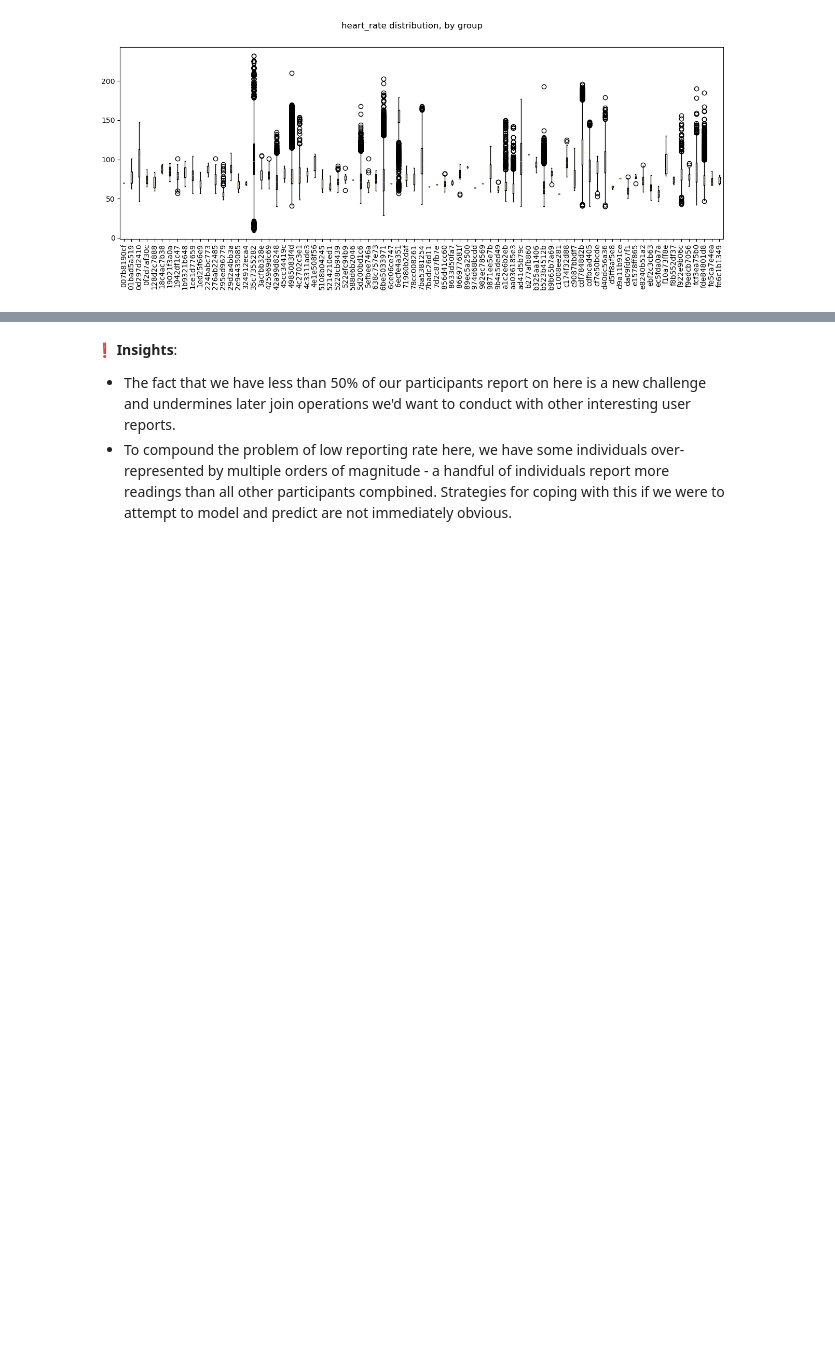
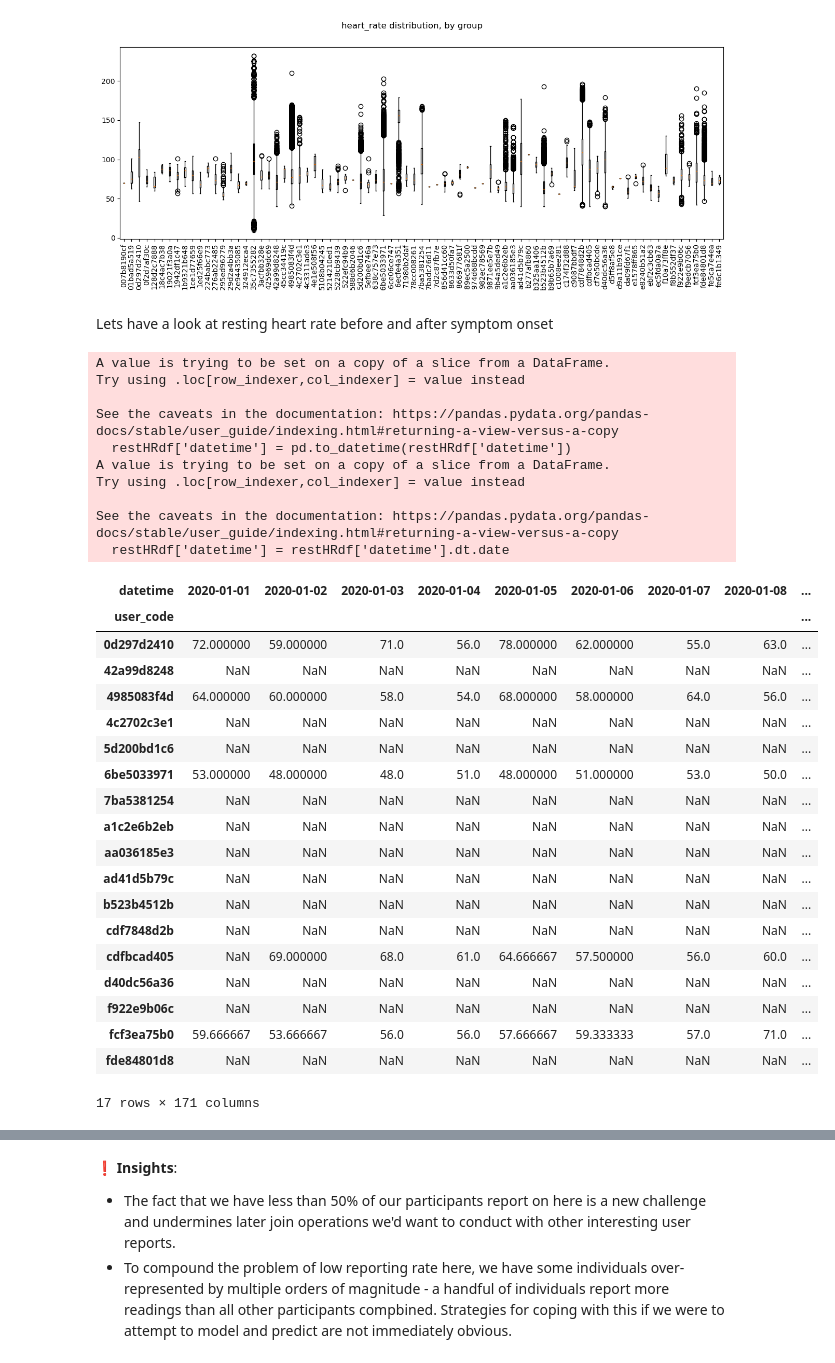
Before and after one commit to AIPI510/aipi510-fall24, a Jupyter notebook: ta4-trackstars.ipynb, the cells around one changed output, grey strips where cells are left out. Drawn from its saved outputs; the diff is of its cells as text; code cells hidden in the pictures; blank space fills up the shorter version.

```diff
--- a/ta4-trackstars.ipynb
+++ b/ta4-trackstars.ipynb
@@ -771,3 +774,45 @@ box_plot_groups(symptom_groups, 'heart_rate', width=15)
 # %% [output]
 [figure]
 [figure]
+# %% [markdown]
+Lets have a look at resting heart rate before and after symptom onset
+# %%
+restHRdf = df_hr[df_hr['is_resting'] == 1]
+
+restHRdf['datetime'] = pd.to_datetime(restHRdf['datetime'])
+restHRdf['datetime'] = restHRdf['datetime'].dt.date
+
+restHRdf_piv = restHRdf.pivot_table(index = 'user_code', columns = 'datetime', values = 'heart_rate')
+
+display(restHRdf_piv)
+# %% [output]
+A value is trying to be set on a copy of a slice from a DataFrame.
+Try using .loc[row_indexer,col_indexer] = value instead
+
+See the caveats in the documentation: https://pandas.pydata.org/pandas-docs/stable/user_guide/indexing.html#returning-a-view-versus-a-copy
+  restHRdf['datetime'] = pd.to_datetime(restHRdf['datetime'])
+A value is trying to be set on a copy of a slice from a DataFrame.
+Try using .loc[row_indexer,col_indexer] = value instead
+
+See the caveats in the documentation: https://pandas.pydata.org/pandas-docs/stable/user_guide/indexing.html#returning-a-view-versus-a-copy
+  restHRdf['datetime'] = restHRdf['datetime'].dt.date
+| datetime | 2020-01-01 | 2020-01-02 | 2020-01-03 | 2020-01-04 | 2020-01-05 | 2020-01-06 | 2020-01-07 | 2020-01-08 | ... |
+| user_code |  |  |  |  |  |  |  |  | ... |
+| 0d297d2410 | 72.000000 | 59.000000 | 71.0 | 56.0 | 78.000000 | 62.000000 | 55.0 | 63.0 | ... |
+| 42a99d8248 | NaN | NaN | NaN | NaN | NaN | NaN | NaN | NaN | ... |
+| 4985083f4d | 64.000000 | 60.000000 | 58.0 | 54.0 | 68.000000 | 58.000000 | 64.0 | 56.0 | ... |
+| 4c2702c3e1 | NaN | NaN | NaN | NaN | NaN | NaN | NaN | NaN | ... |
+| 5d200bd1c6 | NaN | NaN | NaN | NaN | NaN | NaN | NaN | NaN | ... |
+| 6be5033971 | 53.000000 | 48.000000 | 48.0 | 51.0 | 48.000000 | 51.000000 | 53.0 | 50.0 | ... |
+| 7ba5381254 | NaN | NaN | NaN | NaN | NaN | NaN | NaN | NaN | ... |
+| a1c2e6b2eb | NaN | NaN | NaN | NaN | NaN | NaN | NaN | NaN | ... |
+| aa036185e3 | NaN | NaN | NaN | NaN | NaN | NaN | NaN | NaN | ... |
+| ad41d5b79c | NaN | NaN | NaN | NaN | NaN | NaN | NaN | NaN | ... |
+| b523b4512b | NaN | NaN | NaN | NaN | NaN | NaN | NaN | NaN | ... |
+| cdf7848d2b | NaN | NaN | NaN | NaN | NaN | NaN | NaN | NaN | ... |
+| cdfbcad405 | NaN | 69.000000 | 68.0 | 61.0 | 64.666667 | 57.500000 | 56.0 | 60.0 | ... |
+| d40dc56a36 | NaN | NaN | NaN | NaN | NaN | NaN | NaN | NaN | ... |
+| f922e9b06c | NaN | NaN | NaN | NaN | NaN | NaN | NaN | NaN | ... |
+| fcf3ea75b0 | 59.666667 | 53.666667 | 56.0 | 56.0 | 57.666667 | 59.333333 | 57.0 | 71.0 | ... |
+| fde84801d8 | NaN | NaN | NaN | NaN | NaN | NaN | NaN | NaN | ... |
+17 rows × 171 columns
```
Also changed, not shown: parts of 14 cells of this notebook, 1 other file.
